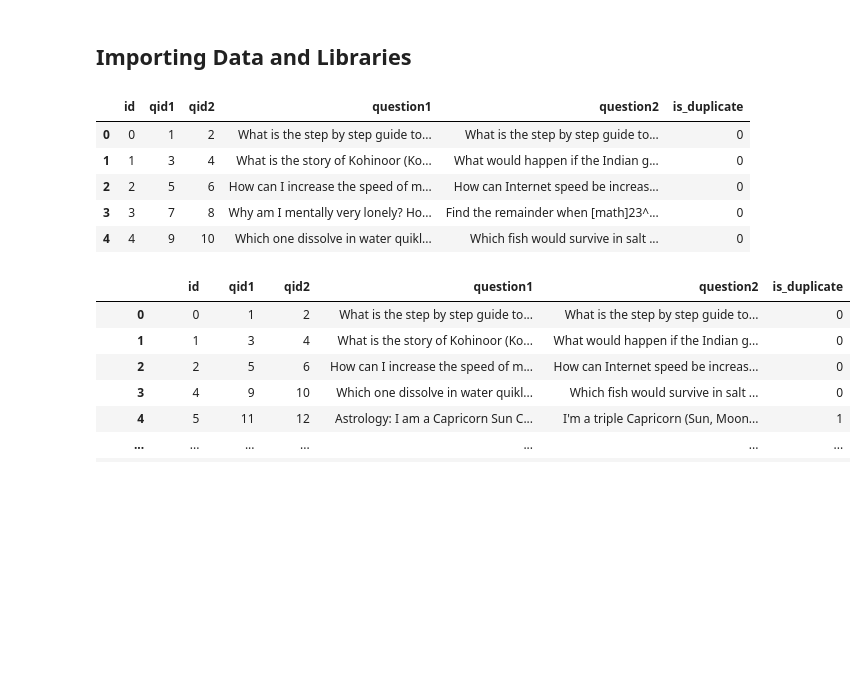
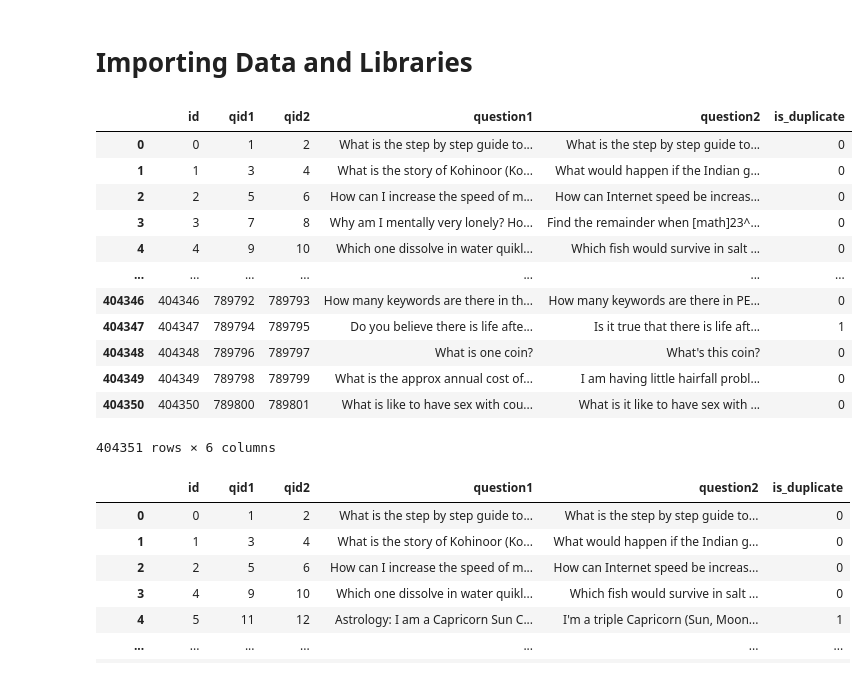
Before and after one commit to PrinceKhunt16/QuoraQP-ML-DL-NLP-Streamlit-TfIdf-Word2Vec, a Jupyter notebook: notebooks/qqp-dl-v2.ipynb, the cells around one changed output. Saved outputs shown, nothing was run; the diff lists cells and outputs as text; code cells hidden in the pictures; blank space fills up the shorter version.

```diff
--- a/notebooks/qqp-dl-v2.ipynb
+++ b/notebooks/qqp-dl-v2.ipynb
@@ -1,5 +1,5 @@
 # %% [markdown]
-## Importing Data and Libraries
+# Importing Data and Libraries
 # %%
 import warnings
 warnings.filterwarnings("ignore")
@@ -24,15 +24,22 @@ from tensorflow.keras.models import Sequential
 from tensorflow.keras.layers import LSTM, Dense, Embedding, Dropout, Bidirectional, SpatialDropout1D
 from tensorflow.keras.preprocessing.sequence import pad_sequences
 # %%
-df = pd.read_csv('/home/shavak/Prince-Sem3-BScDS/questions.csv')
-df.head()
+df = pd.read_csv('/kaggle/input/question-pairs-dataset/questions.csv')
+df
 # %% [output]
 |  | id | qid1 | qid2 | question1 | question2 | is_duplicate |
 | 0 | 0 | 1 | 2 | What is the step by step guide to... | What is the step by step guide to... | 0 |
 | 1 | 1 | 3 | 4 | What is the story of Kohinoor (Ko... | What would happen if the Indian g... | 0 |
 | 2 | 2 | 5 | 6 | How can I increase the speed of m... | How can Internet speed be increas... | 0 |
 | 3 | 3 | 7 | 8 | Why am I mentally very lonely? Ho... | Find the remainder when [math]23^... | 0 |
 | 4 | 4 | 9 | 10 | Which one dissolve in water quikl... | Which fish would survive in salt ... | 0 |
+| ... | ... | ... | ... | ... | ... | ... |
+| 404346 | 404346 | 789792 | 789793 | How many keywords are there in th... | How many keywords are there in PE... | 0 |
+| 404347 | 404347 | 789794 | 789795 | Do you believe there is life afte... | Is it true that there is life aft... | 1 |
+| 404348 | 404348 | 789796 | 789797 | What is one coin? | What's this coin? | 0 |
+| 404349 | 404349 | 789798 | 789799 | What is the approx annual cost of... | I am having little hairfall probl... | 0 |
+| 404350 | 404350 | 789800 | 789801 | What is like to have sex with cou... | What is it like to have sex with ... | 0 |
+404351 rows × 6 columns
 # %%
 df = df.dropna(subset=['question1', 'question2'])
 # %%
```
Also changed, not shown: parts of 38 cells of this notebook, 12 other files.
